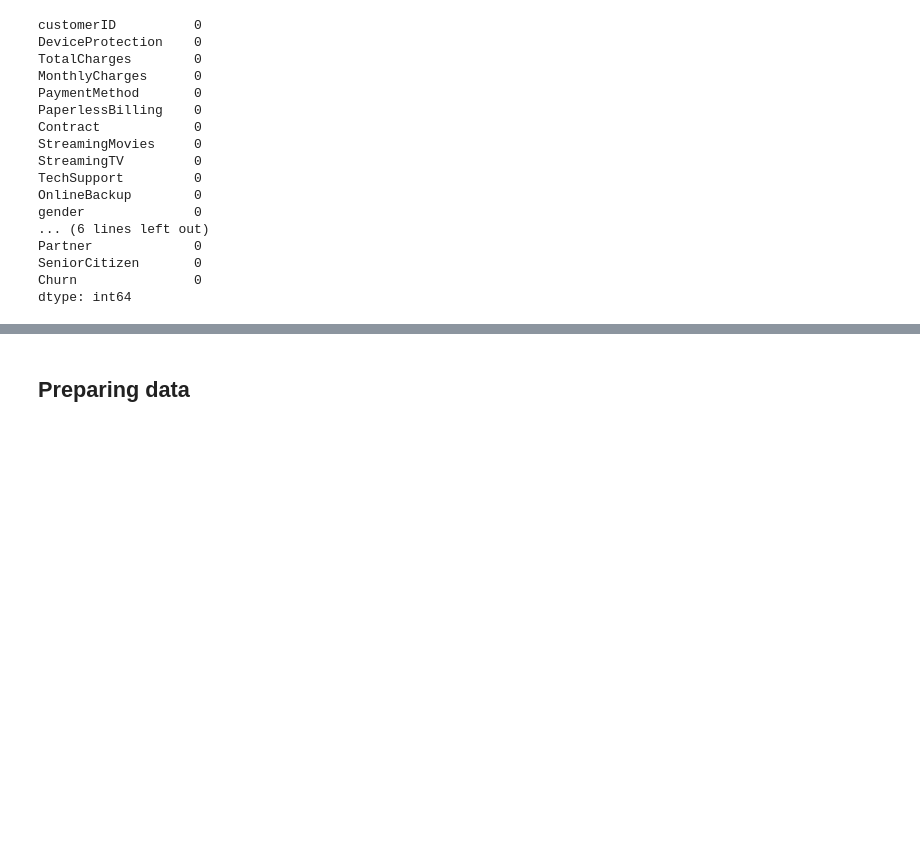
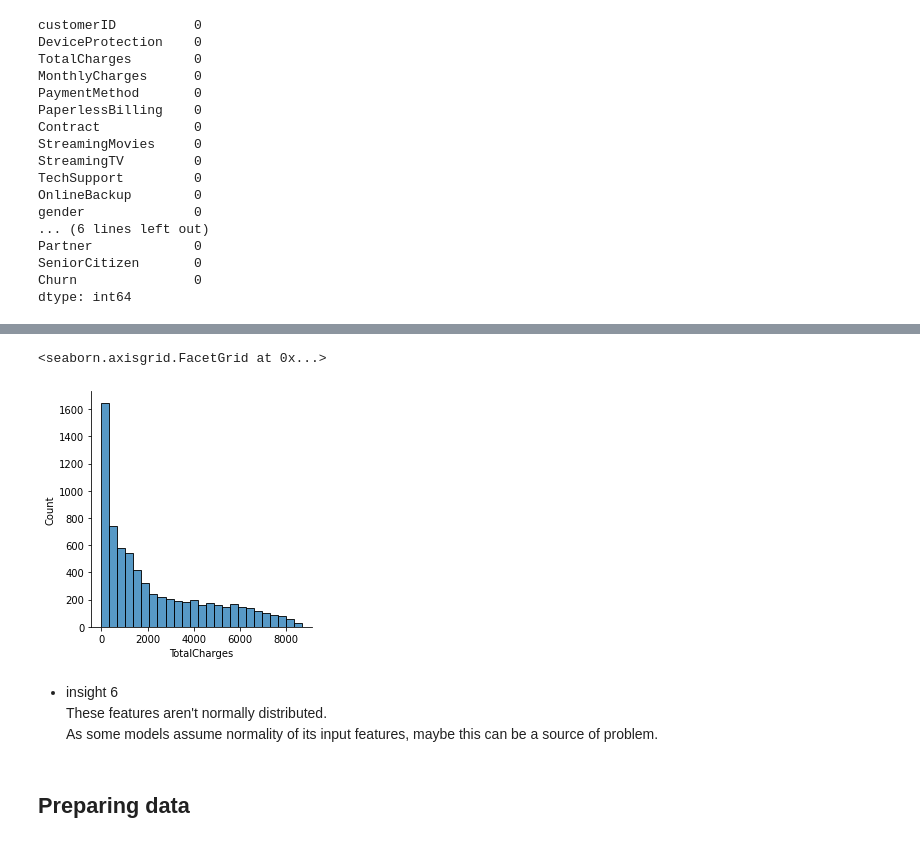
Before and after one commit to errearanhas/churn_prediction, a Jupyter notebook: eda_and_model.ipynb, the cells around one changed output, grey strips where cells are left out. Cells and saved outputs as stored; diff of their text form; code cells hidden in the pictures; blank space fills up the shorter version.

Commit message:
enhance model

```diff
--- a/eda_and_model.ipynb
+++ b/eda_and_model.ipynb
@@ -298,3 +305,12 @@ dtype: int64
+# %%
+TC = df.TotalCharges.replace(' ','0').astype(float)
+sns.displot(TC, height=4)
+# %% [output]
+<seaborn.axisgrid.FacetGrid at 0x...>
+[figure, added]
+# %% [markdown]
+* <a id="ins6">insight 6</a><br>
+These features aren't normally distributed. <br>As some models assume normality of its input features, maybe this can be a source of problem.
 # %% [markdown]
 ## <a id="prep">Preparing data</a>
 # %% [markdown]
```
Also changed, not shown: parts of 19 cells of this notebook, 2 other files.
